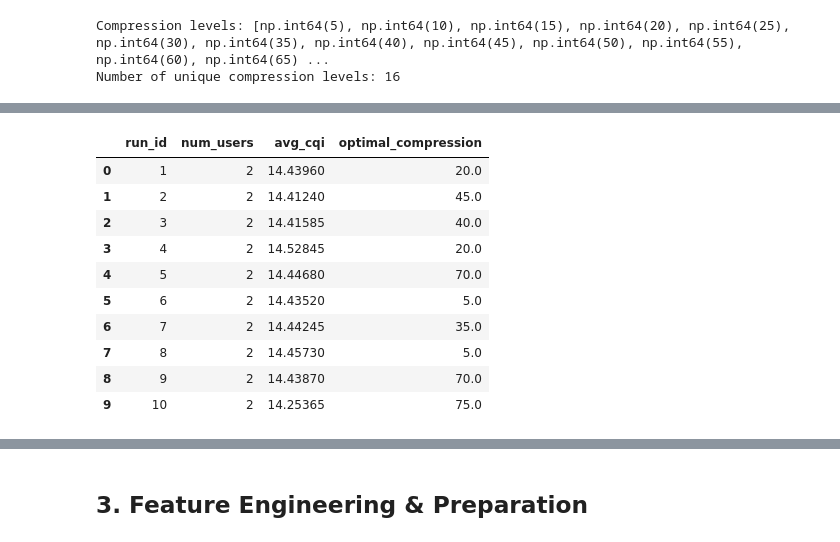
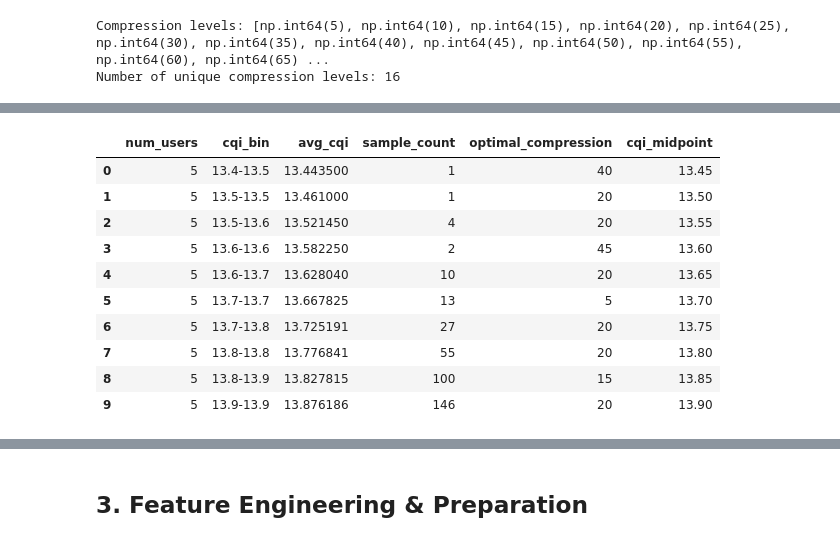
Before and after one commit to Shreya7860/NASCX, a Jupyter notebook: simu5g-1.3.0/simulations/NR/xr/compressionML.ipynb, the cells around one changed output, grey strips where cells are left out. Cells and saved outputs as stored; diff of their text form; code cells hidden in the pictures.

```diff
--- a/simu5g-1.3.0/simulations/NR/xr/compressionML.ipynb
+++ b/simu5g-1.3.0/simulations/NR/xr/compressionML.ipynb
@@ -126,12 +166,14 @@ Aggregated scenarios: 1109
 # %%
-# Find optimal compression per run
+# Find optimal compression per (num_users, cqi_bin) combination
 optimal_map = {}
 
-for run_id in run_optimal['run_id'].unique():
-    run_data = run_optimal[run_optimal['run_id'] == run_id]
-    optimal_comp = find_optimal_compression(run_data)
-    optimal_map[run_id] = optimal_comp
+# Use observed=True to avoid FutureWarning
+for (num_users, cqi_bin), group in scenario_agg.groupby(['num_users', 'cqi_bin'], observed=True):
+    optimal_comp = find_optimal_compression(group)
+    optimal_map[(num_users, cqi_bin)] = optimal_comp
 
-print(f"Optimal compression computed for {len(optimal_map)} runs")
-print(f"\nSample mappings: {dict(list(optimal_map.items())[:10])}")
+print(f"Optimal compression computed for {len(optimal_map)} (num_users, cqi_bin) combinations")
+print(f"\nSample mappings:")
+for k, v in list(optimal_map.items())[:10]:
+    print(f"  num_users={k[0]}, cqi_bin={k[1]}: optimal_compression={v}")
 # %% [output]
@@ -141,13 +193,36 @@ Sample mappings: {np.int64(1): np.float64(20.0), np.int64(2): np.float64(45.0),
 # %%
-# Create training dataset with unique (run_id) -> (num_users, avg_cqi) -> optimal_compression
-training_data = run_optimal.groupby('run_id').agg({
-    'num_users': 'first',
-    'avg_cqi': 'mean'  # Average CQI for this run
+# Create training dataset with unique (num_users, cqi_bin) -> optimal_compression
+# Each row represents one (num_users, cqi_bin) scenario
+
+# Get representative values for each (num_users, cqi_bin) scenario
+# Use observed=True to avoid FutureWarning
+training_data = scenario_agg.groupby(['num_users', 'cqi_bin'], observed=True).agg({
+    'avg_cqi': 'mean',          # Mean CQI within this bin (for reference)
+    'sample_count': 'sum'       # Total samples in this group
 }).reset_index()
 
 # Add optimal compression as target
-training_data['optimal_compression'] = training_data['run_id'].map(optimal_map)
+training_data['optimal_compression'] = training_data.apply(
+    lambda row: optimal_map.get((row['num_users'], row['cqi_bin']), np.nan),
+    axis=1
+)
+
+# Convert cqi_bin to a numeric feature (use the midpoint of each bin)
+def bin_to_midpoint(bin_label):
+    try:
+        low, high = bin_label.split('-')
+        return (float(low) + float(high)) / 2
+    except:
+        return np.nan
+
+training_data['cqi_midpoint'] = training_data['cqi_bin'].astype(str).apply(bin_to_midpoint)
+
+# Drop any rows with missing values
+training_data = training_data.dropna().copy()
 
 print(f"Training dataset shape: {training_data.shape}")
+print(f"Unique (num_users, cqi_bin) combinations: {len(training_data)}")
+print(f"\nSample distribution per combination:")
+print(training_data['sample_count'].describe())
 training_data.head(10)
 # %% [output]
@@ -155,14 +242,14 @@ Training dataset shape: (285, 4)
-|  | run_id | num_users | avg_cqi | optimal_compression |
-| 0 | 1 | 2 | 14.43960 | 20.0 |
-| 1 | 2 | 2 | 14.41240 | 45.0 |
-| 2 | 3 | 2 | 14.41585 | 40.0 |
-| 3 | 4 | 2 | 14.52845 | 20.0 |
-| 4 | 5 | 2 | 14.44680 | 70.0 |
-| 5 | 6 | 2 | 14.43520 | 5.0 |
-| 6 | 7 | 2 | 14.44245 | 35.0 |
-| 7 | 8 | 2 | 14.45730 | 5.0 |
-| 8 | 9 | 2 | 14.43870 | 70.0 |
-| 9 | 10 | 2 | 14.25365 | 75.0 |
+|  | num_users | cqi_bin | avg_cqi | sample_count | optimal_compression | cqi_midpoint |
+| 0 | 5 | 13.4-13.5 | 13.443500 | 1 | 40 | 13.45 |
+| 1 | 5 | 13.5-13.5 | 13.461000 | 1 | 20 | 13.50 |
+| 2 | 5 | 13.5-13.6 | 13.521450 | 4 | 20 | 13.55 |
+| 3 | 5 | 13.6-13.6 | 13.582250 | 2 | 45 | 13.60 |
+| 4 | 5 | 13.6-13.7 | 13.628040 | 10 | 20 | 13.65 |
+| 5 | 5 | 13.7-13.7 | 13.667825 | 13 | 5 | 13.70 |
+| 6 | 5 | 13.7-13.8 | 13.725191 | 27 | 20 | 13.75 |
+| 7 | 5 | 13.8-13.8 | 13.776841 | 55 | 20 | 13.80 |
+| 8 | 5 | 13.8-13.9 | 13.827815 | 100 | 15 | 13.85 |
+| 9 | 5 | 13.9-13.9 | 13.876186 | 146 | 20 | 13.90 |
 # %%
 # Check target distribution
 print("Optimal compression distribution:")
```
Also changed, not shown: parts of 18 cells of this notebook, 33 other files.
